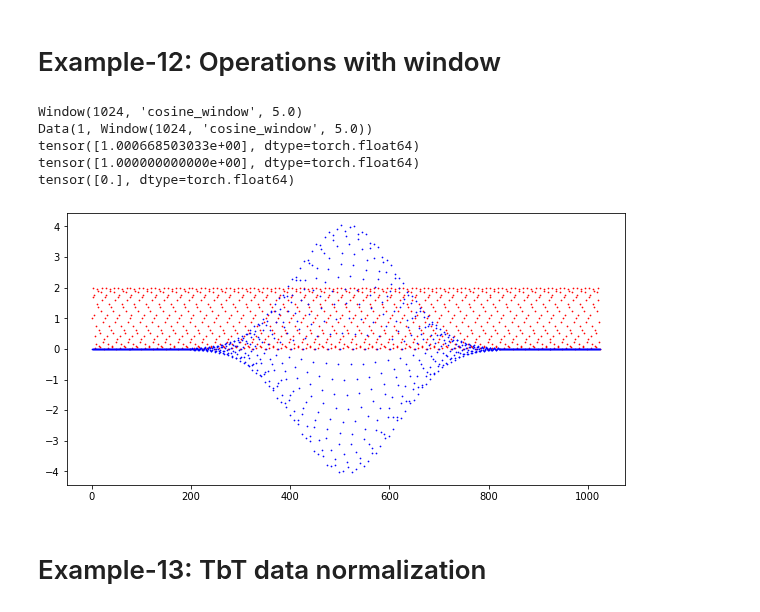
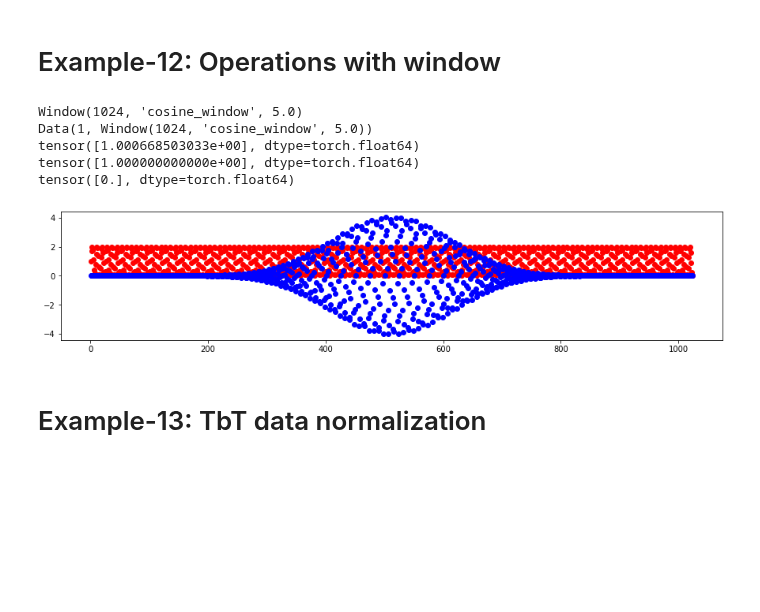
Before and after one commit to i-a-morozov/harmonica, a Jupyter notebook: notebook/nb_data.ipynb, the cells around one changed output. Saved outputs shown, nothing was run; the diff lists cells and outputs as text; code cells hidden in the pictures; blank space fills up the shorter version.

```diff
--- a/notebook/nb_data.ipynb
+++ b/notebook/nb_data.ipynb
@@ -23,3 +24,8 @@ True
+# %%
+# Set data type and device
+
+dtype = torch.float64
+device = 'cpu'
 # %% [markdown]
 # Example-01: Data initialization
 # %%
@@ -100,11 +106,8 @@ pv_rise: None
 # %%
 # Delete objects and call torch.cuda.empty_cache() to free CUDA memory
 
-# Set device
-device = 'cuda' if torch.cuda.is_available() else 'cpu'
-
 # Set window and data
-w = Window(length=1024, dtype=torch.float32, device=device)
+w = Window(length=1024, dtype=dtype, device=device)
 d = Data(size=54, window=w)
 print(d)
 
@@ -418,7 +414,6 @@ if device != 'cpu':
 # Run TEST PVs (softIoc -d virtual_tbt.db)
 
 # Set parameters
-dtype, device = torch.float64, 'cpu'
 size, length = 54, 1024
 
 # Set list of pv names and starting indices
@@ -432,8 +427,8 @@ d = Data.from_epics(w, pv_list, pv_rise, count=1024)
 print(d)
 
 # Index by position or PV name (if epics)
-print(d[0].detach().cpu().numpy())
-print(d["H:STP2:DATA:X"].detach().cpu().numpy())
+print(d[0].cpu().numpy())
+print(d["H:STP2:DATA:X"].cpu().numpy())
 
 # Clean
 del w
@@ -493,45 +487,44 @@ Data(54, Window(4096, None, None))
 # tbt.window_apply          -- apply window to work
 
 # Set window
-device = 'cpu'
-w = Window.from_cosine(1024, 5.0, dtype=torch.float64, device=device)
+w = Window.from_cosine(1024, 5.0, dtype=dtype, device=device)
 print(w)
 
 # Set tbt
-d = Data.from_data(w, torch.stack([1.0 + torch.sin(2.0*numpy.pi*0.12*torch.linspace(0, 1024-1, 1024, dtype=w.dtype, device=w.device))]))
+d = Data.from_data(w, torch.stack([1.0 + torch.sin(2.0*numpy.pi*0.12*torch.linspace(0, 1024-1, 1024, dtype=dtype, device=device))]))
 print(d)
 
 # Compute mean values
 print(torch.mean(d.data, -1))
 print(*d.window_mean())
 
 # Remove mean
 d.window_remove_mean()
 print(*torch.round(d.window_mean()))
 
 # Apply window (change work)
 d.window_apply()
 
 # Plot
-t = torch.linspace(1, 1024, 1024, dtype=w.dtype, device=w.device)
-plt.figure(figsize=(10, 5))
-plt.scatter(t, d.data[0].detach().cpu(), c='r', s=0.5)
-plt.scatter(t, d.work[0].detach().cpu(), c='b', s=0.5)
+t = torch.linspace(1, 1024, 1024, dtype=dtype, device=device)
+plt.figure(figsize=(15, 3))
+plt.scatter(t.cpu().numpy(), d.data[0].cpu().numpy(), color='red')
+plt.scatter(t.cpu().numpy(), d.work[0].cpu().numpy(), color='blue')
 plt.show()
 
 # Clean
 del w
 del d
 if device != 'cpu':
     torch.cuda.synchronize()
     torch.cuda.empty_cache()
 # %% [output]
 Window(1024, 'cosine_window', 5.0)
 Data(1, Window(1024, 'cosine_window', 5.0))
 tensor([1.000668503033e+00], dtype=torch.float64)
 tensor([1.000000000000e+00], dtype=torch.float64)
 tensor([0.], dtype=torch.float64)
-[figure, old version]
+[figure, new version]
 # %% [markdown]
 # Example-13: TbT data normalization
 # %%
```
Also changed, not shown: parts of 16 cells of this notebook, 34 other files.
